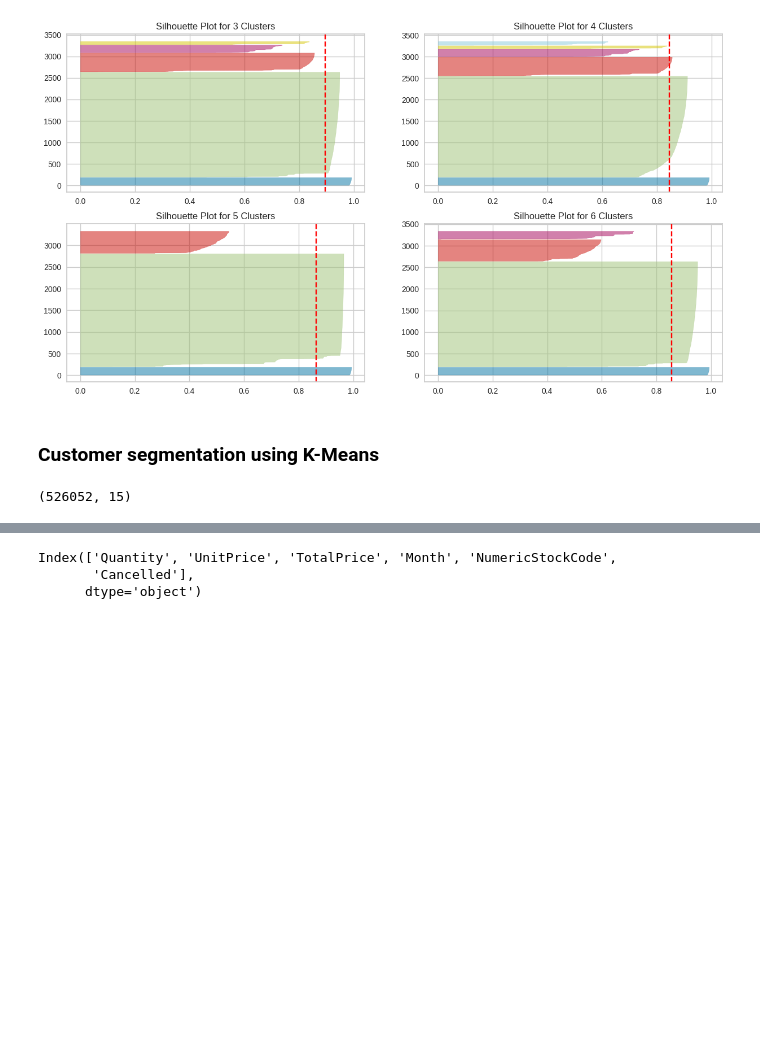
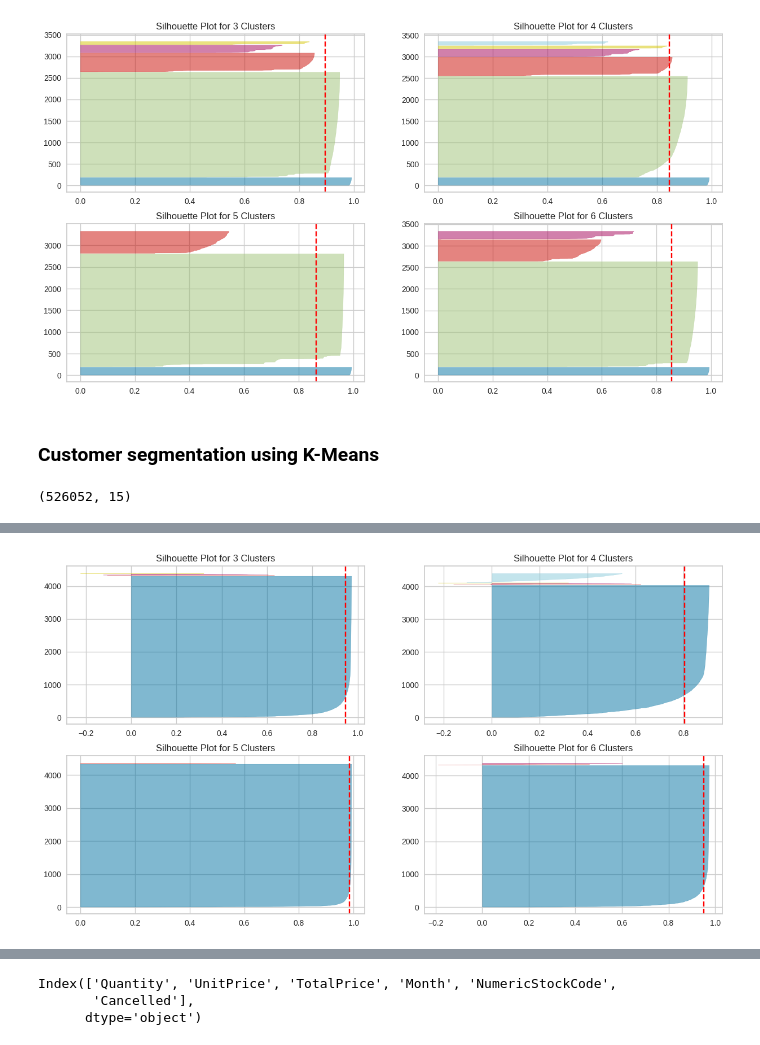
Before and after one commit to karapradeepkumar/Group14_MLUL2, a Jupyter notebook: Group14_MLUL2.ipynb, the cells around one changed output, grey strips where cells are left out. Cells and saved outputs as stored; diff of their text form; code cells hidden in the pictures; blank space fills up the shorter version.

```diff
--- a/Group14_MLUL2.ipynb
+++ b/Group14_MLUL2.ipynb
@@ -499,0 +555,15 @@ df_segmentation.shape
+# %%
+# Use Silhoutte visualizer to assess the quality of the clusters for different values of k
+fig, ax = plt.subplots(2, 2, figsize=(15,8))
+num_clusters = [3,4,5,6]
+for i, k in enumerate(num_clusters):
+    km = KMeans(n_clusters=k,
+                random_state=42)
+    q, mod = divmod(i, 2)
+    visualizer = SilhouetteVisualizer(km,
+                                      colors='yellowbrick',
+                                      ax=ax[q-1][mod])
+    ax[q][mod].set_title(f"Silhouette Plot for {k} Clusters")
+    visualizer.fit(customer_data)
+# %% [output]
+[figure, added]
```
Also changed, not shown: parts of 26 cells of this notebook.
